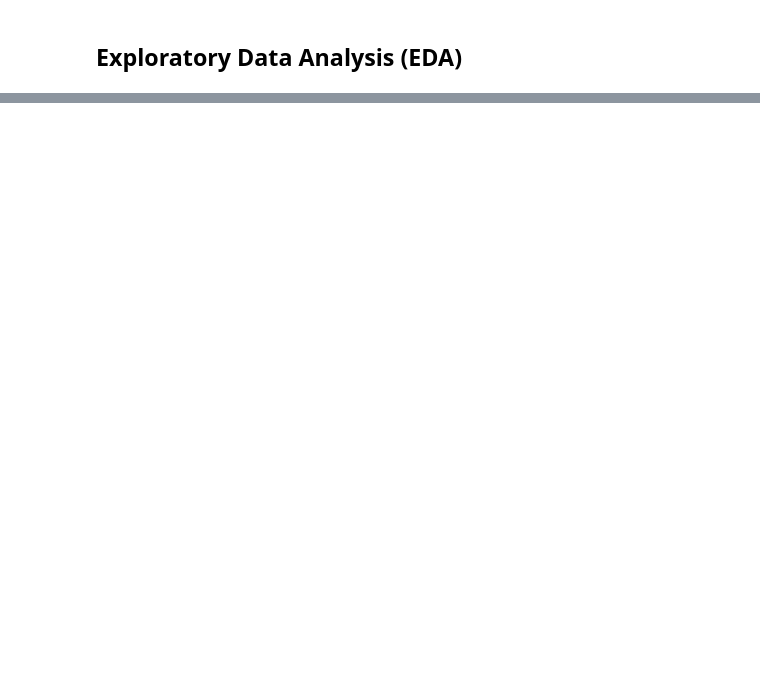
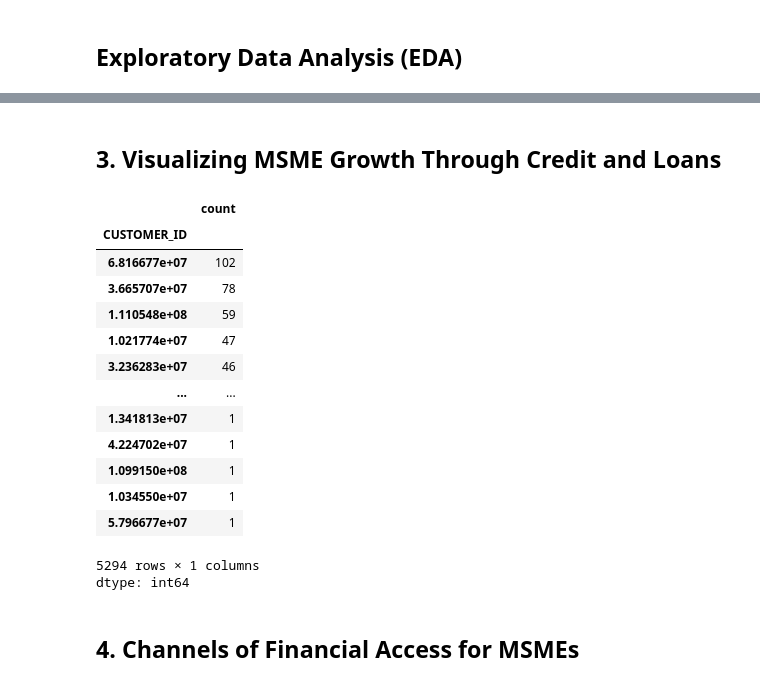
Before and after one commit to machiwao/bpi_msme_financial_lifeline, a Jupyter notebook: BPI_Dataset_EDA.ipynb, the cells around one changed output, grey strips where cells are left out. Drawn from its saved outputs; the diff is of its cells as text; code cells hidden in the pictures; blank space fills up the shorter version.

```diff
--- a/BPI_Dataset_EDA.ipynb
+++ b/BPI_Dataset_EDA.ipynb
@@ -60,0 +189,22 @@ df[df['CUSTOMER_GROUP'] == 'RETAIL']
+# %% [markdown]
+## 3. Visualizing MSME Growth Through Credit and Loans
+# %%
+loan_df['CUSTOMER_ID'].value_counts()
+# %% [output]
+|  | count |
+| CUSTOMER_ID |  |
+| 6.816677e+07 | 102 |
+| 3.665707e+07 | 78 |
+| 1.110548e+08 | 59 |
+| 1.021774e+07 | 47 |
+| 3.236283e+07 | 46 |
+| ... | ... |
+| 1.341813e+07 | 1 |
+| 4.224702e+07 | 1 |
+| 1.099150e+08 | 1 |
+| 1.034550e+07 | 1 |
+| 5.796677e+07 | 1 |
+5294 rows × 1 columns
+dtype: int64
+# %% [markdown]
+## 4. Channels of Financial Access for MSMEs
```
Also changed, not shown: parts of 13 cells of this notebook.
